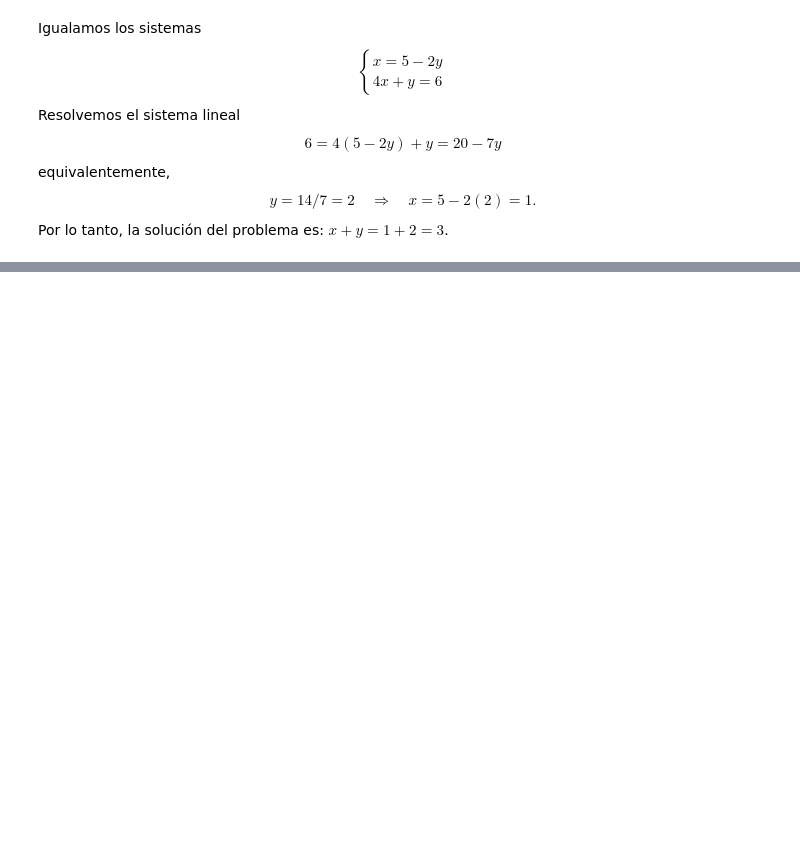
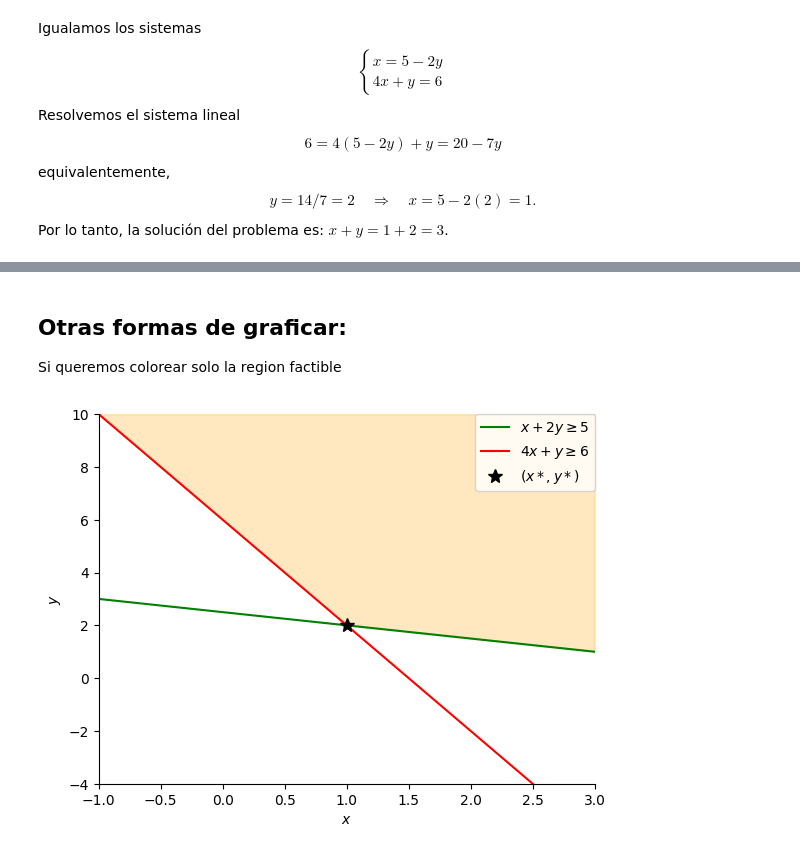
Before and after one commit to FeerJim/intro_Python, a Jupyter notebook: Lab08.ipynb, the cells around one changed output, grey strips where cells are left out. Cells and saved outputs as stored; diff of their text form; code cells hidden in the pictures; blank space fills up the shorter version.

```diff
--- a/Lab08.ipynb
+++ b/Lab08.ipynb
@@ -119,0 +231,39 @@ plt.show()
+# %% [markdown]
+## Otras formas de graficar:
+
+Si queremos colorear solo la region factible
+# %%
+import numpy as np
+import matplotlib.pyplot as plt
+
+x = np.linspace(-1, 3, 1000)
+
+# creamos un grafico
+fig, ax = plt.subplots()
+
+# cambiamos la dimension de la figura
+#fig.set_size_inches(10, 8)
+
+# graficamos las rectas
+plt.plot(x, (5 - x)/2,color = 'g', label=r'$x+2y \geq 5$') # constraint 1
+plt.plot(x, 6 - 4*x,color = 'r', label=r'$4x+y \geq 6$') # constraint 2
+
+# graficamos el punto optimo
+ax.plot([1], [2], 'k',linewidth = 0,marker = '*',  markersize=10, label=r'$(x*,y*)$')
+
+# ajustamos los limites de los ejes
+plt.xlim((-1, 3))
+plt.ylim((-4, 10))
+plt.xlabel(r'$x$')
+plt.ylabel(r'$y$')
+
+# coloreamos la region factible
+plt.fill_between(x, np.maximum(6 - 4*x,(5 - x)/2),10,color='orange', alpha=0.25)
+plt.legend(bbox_to_anchor=(1, 1), loc=1, borderaxespad=0.)
+
+# Ocultamos las lineas para dar la idea que es un poliedro infinito
+ax.spines['right'].set_visible(False)
+ax.spines['top'].set_visible(False)
+plt.show()
+# %% [output]
+[figure, added]
```
Also changed, not shown: parts of 45 cells of this notebook, 3 other files.
